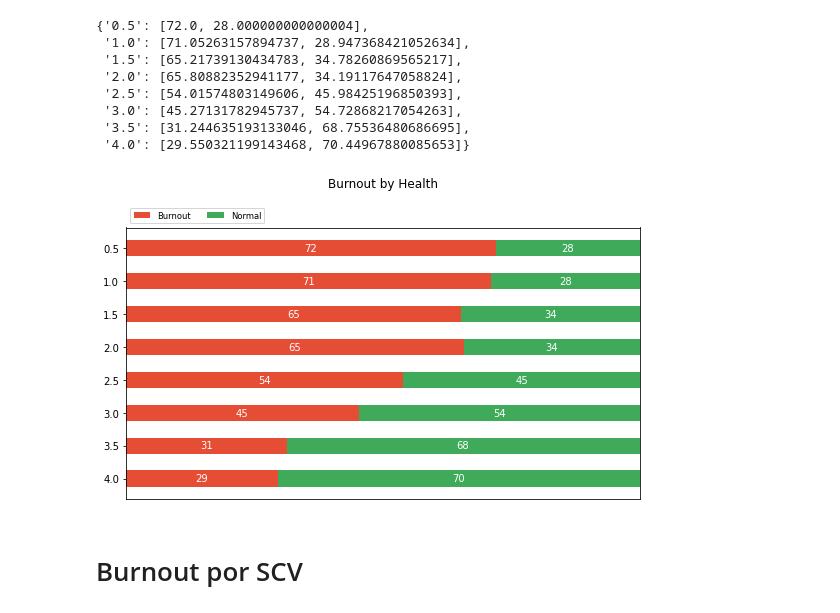
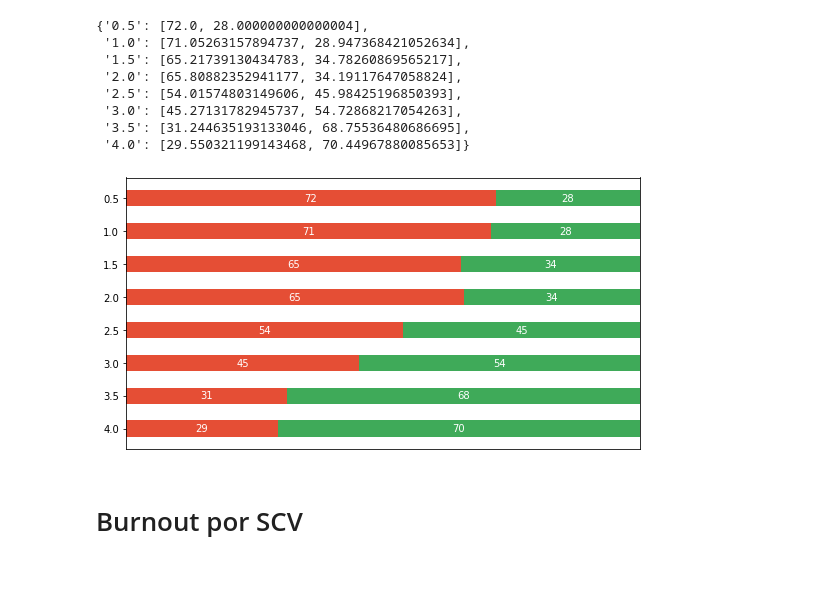
Before and after one commit to ralphrass/burnout, a Jupyter notebook: BurnoutPosAnalysis.ipynb, the cells around one changed output. Drawn from its saved outputs; the diff is of its cells as text; code cells hidden in the pictures; blank space fills up the shorter version.

```diff
--- a/BurnoutPosAnalysis.ipynb
+++ b/BurnoutPosAnalysis.ipynb
@@ -30,7 +30,7 @@ def calc_cats(x, dfg, dfg2):
 
     return [dfg.values[x][0] / (dfg.values[x][0] + dfg2.values[x][0]) * 100, dfg2.values[x][0] / (dfg.values[x][0] + dfg2.values[x][0]) * 100]
 
-category_names = ['Burnout', 'Normal']
+category_names = ['Burnout', 'Standard']
 results = {
     'Até 24': calc_cats(0, dfg, dfg2),
     'Entre 24 e 34': calc_cats(1, dfg, dfg2),
@@ -66,13 +66,14 @@ def survey(results, category_names):
         for y, (x, c) in enumerate(zip(xcenters, widths)):
             ax.text(x, y, str(int(c)), ha='center', va='center',
                     color=text_color)
-    ax.legend(ncol=len(category_names), bbox_to_anchor=(0, 1),
-              loc='lower left', fontsize='small')
+    # ax.legend(ncol=len(category_names), bbox_to_anchor=(0, 1),
+    #           loc='lower left', fontsize='small')
 
     return fig, ax
 
 
 survey(results, category_names)
-plt.title('Proporção de pessoas Com Burnout e Sem Burnout por idade', pad=40)
+# plt.title('Proporção de pessoas Com Burnout e Sem Burnout por idade', pad=40)
+# plt.savefig('fig10_burnout_health.tiff', dpi=300)
 plt.show()
 # %% [output]
@@ -123,12 +124,13 @@ results
 # %%
 # plt.figure(figsize=(12,7))
 
 survey(results, category_names)
-plt.title('Burnout by Health', pad=40)
-plt.savefig('burnout_health.png')
+# plt.title('Burnout by Health', pad=20)
+# plt.ylabel('asd')
+plt.savefig('fig9_burnout_health.tiff', dpi=300, format="tiff", pil_kwargs={"compression": "tiff_lzw"})
 plt.show()
 # %% [output]
-[figure, old version]
+[figure, new version]
 # %% [markdown]
 # Burnout por SCV
 # %%
```
Also changed, not shown: parts of 9 cells of this notebook, 3 other files.
